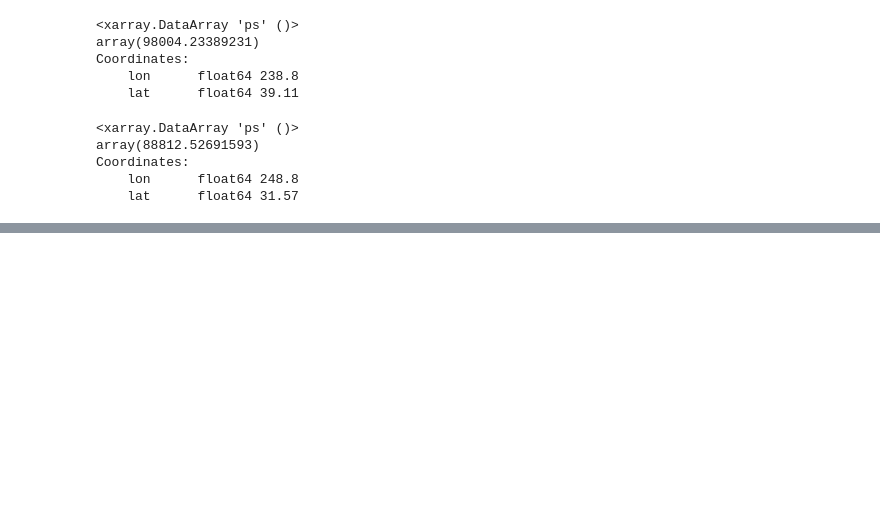
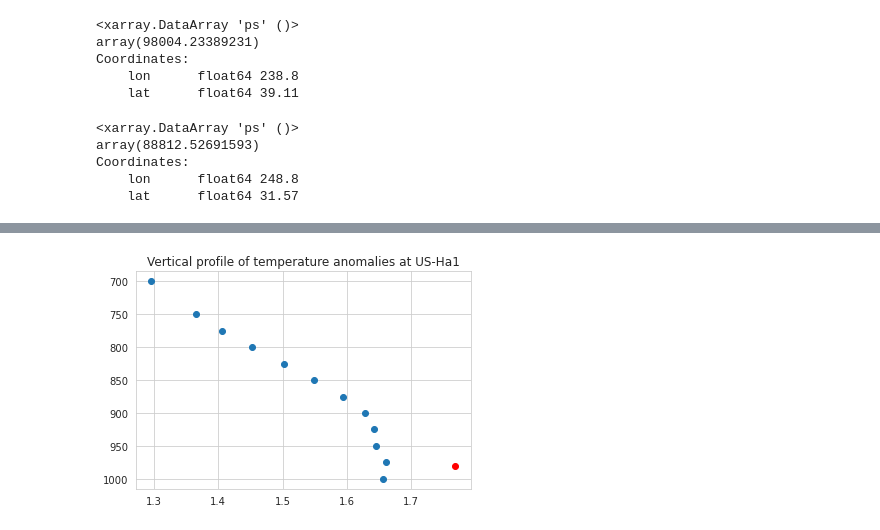
Before and after one commit to dhruvc99/climate-research, a Jupyter notebook: vertical profile.ipynb, the cells around one changed output, grey strips where cells are left out. Cells and saved outputs as stored; diff of their text form; code cells hidden in the pictures; blank space fills up the shorter version.

```diff
--- a/vertical profile.ipynb
+++ b/vertical profile.ipynb
@@ -376,0 +272,4 @@ Text(0.5, 1.0, 'Flat place in Louisiana with +ve SHFLX anomalies')
+# %%
+vertical_profile(ha1.lat.item(), ha1.lon.item(), "Vertical profile of temperature anomalies at US-Ha1")
+# %% [output]
+[figure, added]
```
Also changed, not shown: parts of 80 cells of this notebook, 3 other files.
